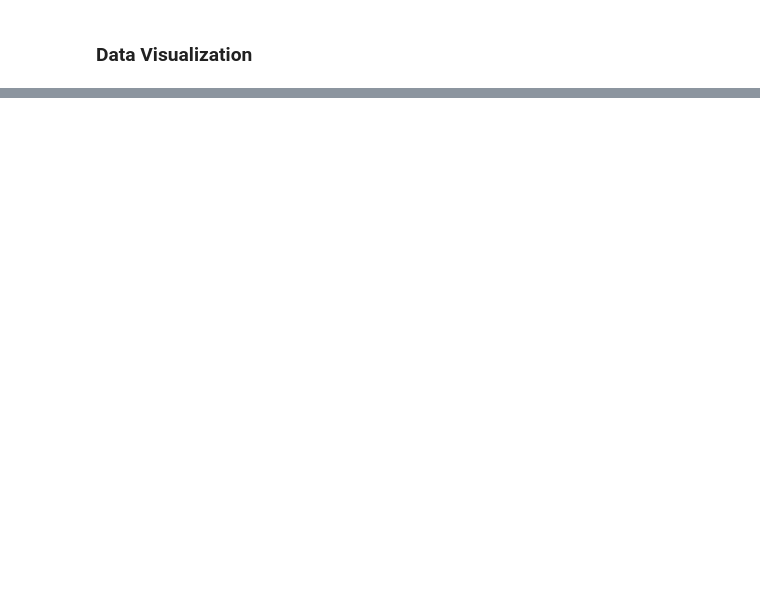
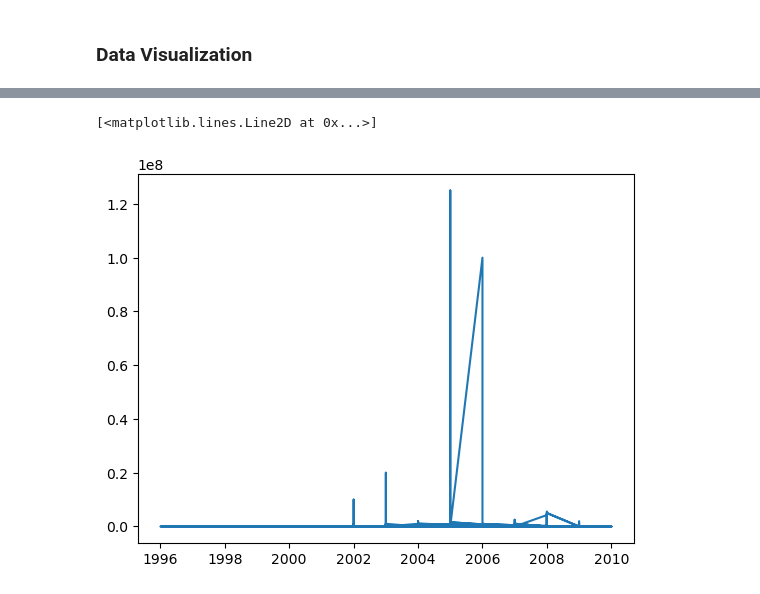
Before and after one commit to btokoli/Risk-Radar-Clustering-Airports-by-Claim-Patterns-to-Spotlight-High-Risk-Hubs, a Jupyter notebook: airportAnalysis.ipynb, the cells around one changed output, grey strips where cells are left out. Drawn from its saved outputs; the diff is of its cells as text; code cells hidden in the pictures; blank space fills up the shorter version.

```diff
--- a/airportAnalysis.ipynb
+++ b/airportAnalysis.ipynb
@@ -334,0 +363,5 @@ plt.hist(x=df2["Claim Amount"])
+# %%
+plt.plot(df2["Incident Year"], df2["Claim Amount"])
+# %% [output]
+[<matplotlib.lines.Line2D at 0x...>]
+[figure, added]
```
Also changed, not shown: parts of 8 cells of this notebook.
